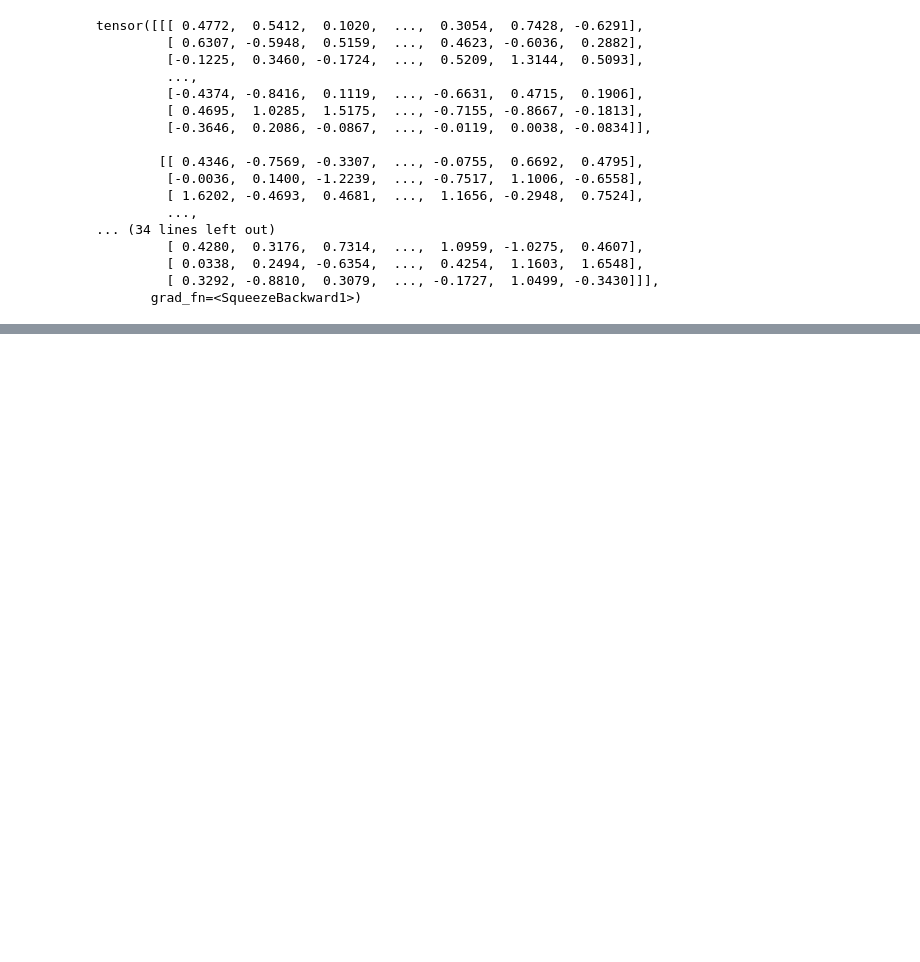
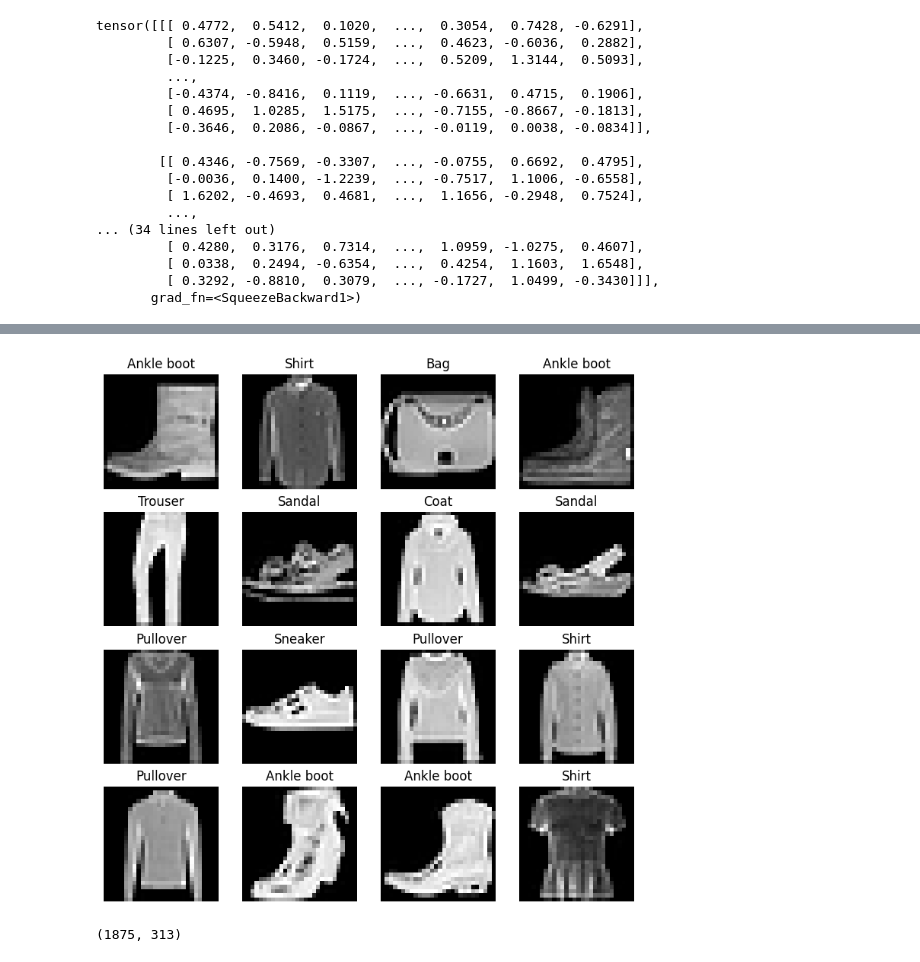
Before and after one commit to AmanullaChishty/Pytorch, a Jupyter notebook: ComputerVisionPytorch.ipynb, the cells around one changed output, grey strips where cells are left out. Saved outputs shown, nothing was run; the diff lists cells and outputs as text; code cells hidden in the pictures; blank space fills up the shorter version.

```diff
--- a/ComputerVisionPytorch.ipynb
+++ b/ComputerVisionPytorch.ipynb
@@ -485,0 +555,21 @@ tensor([[[ 0.4772,  0.5412,  0.1020,  ...,  0.3054,  0.7428, -0.6291],
+# %%
+torch.manual_seed(42)
+fig=plt.figure(figsize=(9,9))
+rw,cl = 4,4
+for i in range(1,rw*cl+1):
+  random_idx = torch.randint(0,len(train_data),size=[1]).item()
+  img,label = train_data[random_idx]
+  fig.add_subplot(rw,cl,i)
+  plt.imshow(img.squeeze(),cmap="gray")
+  plt.title(class_names[label])
+  plt.axis(False);
+# %% [output]
+[figure, added]
+# %%
+# prepping Dataloader
+BATCH_SIZE = 32
+train_dataloader = DataLoader(train_data,batch_size=BATCH_SIZE,shuffle=True)
+test_dataloader = DataLoader(test_data,batch_size=BATCH_SIZE,shuffle=False)
+len(train_dataloader),len(test_dataloader)
+# %% [output]
+(1875, 313)
```
Also changed, not shown: parts of 19 cells of this notebook.
